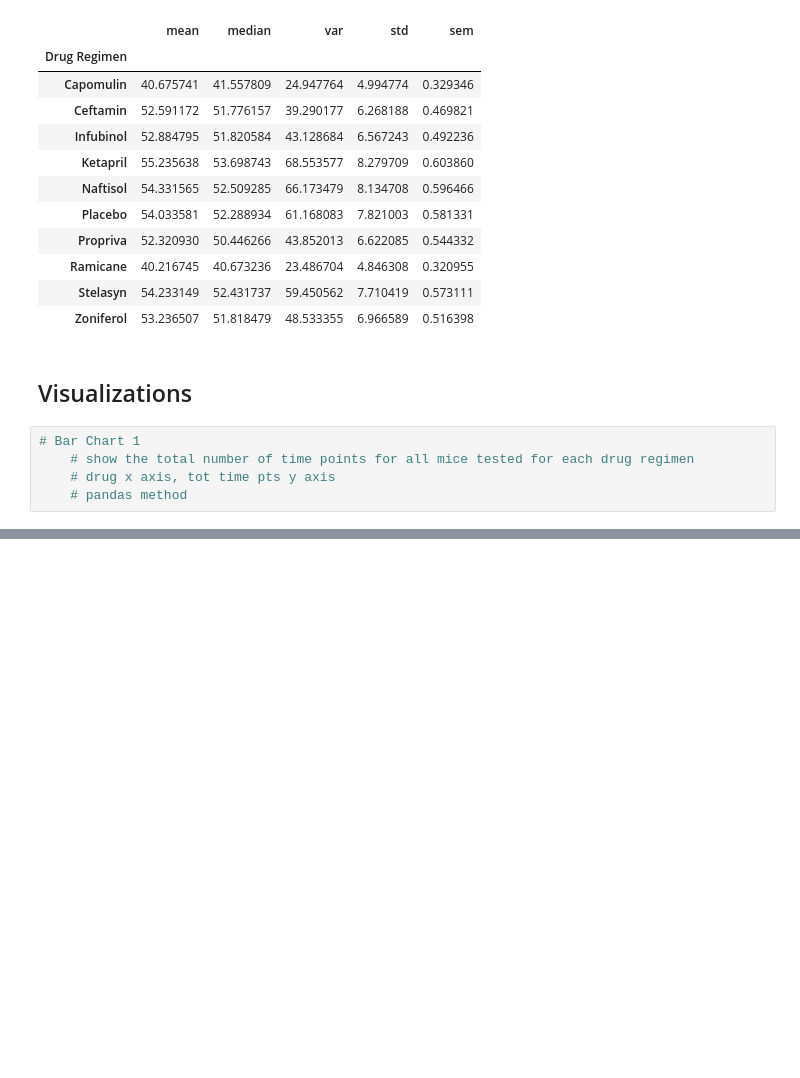
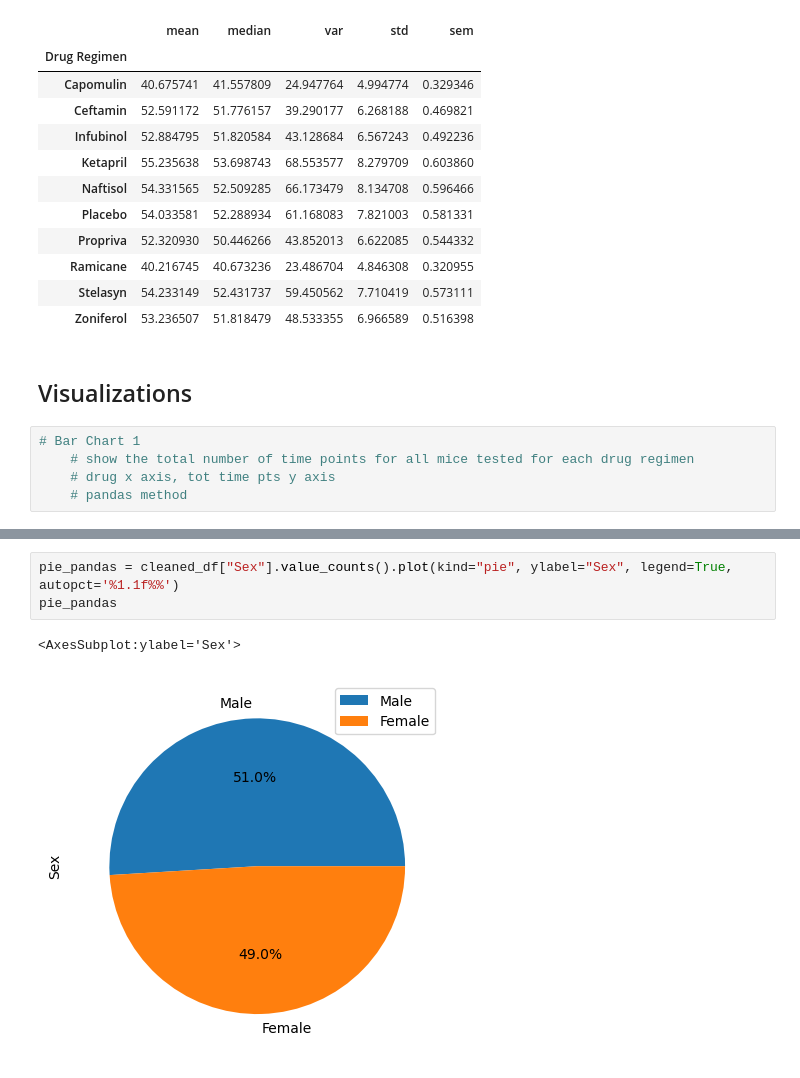
Before and after one commit to rbw9891/matplotlib_challenge, a Jupyter notebook: pymaceuticals_inc.ipynb, the cells around one changed output, grey strips where cells are left out. Saved outputs shown, nothing was run; the diff lists cells and outputs as text; blank space fills up the shorter version.

```diff
--- a/pymaceuticals_inc.ipynb
+++ b/pymaceuticals_inc.ipynb
@@ -180,0 +243,6 @@ tumor_stats_agg
+# %%
+pie_pandas = cleaned_df["Sex"].value_counts().plot(kind="pie", ylabel="Sex", legend=True, autopct='%1.1f%%')
+pie_pandas
+# %% [output]
+<AxesSubplot:ylabel='Sex'>
+[figure, added]
```
Also changed, not shown: parts of 7 cells of this notebook.
